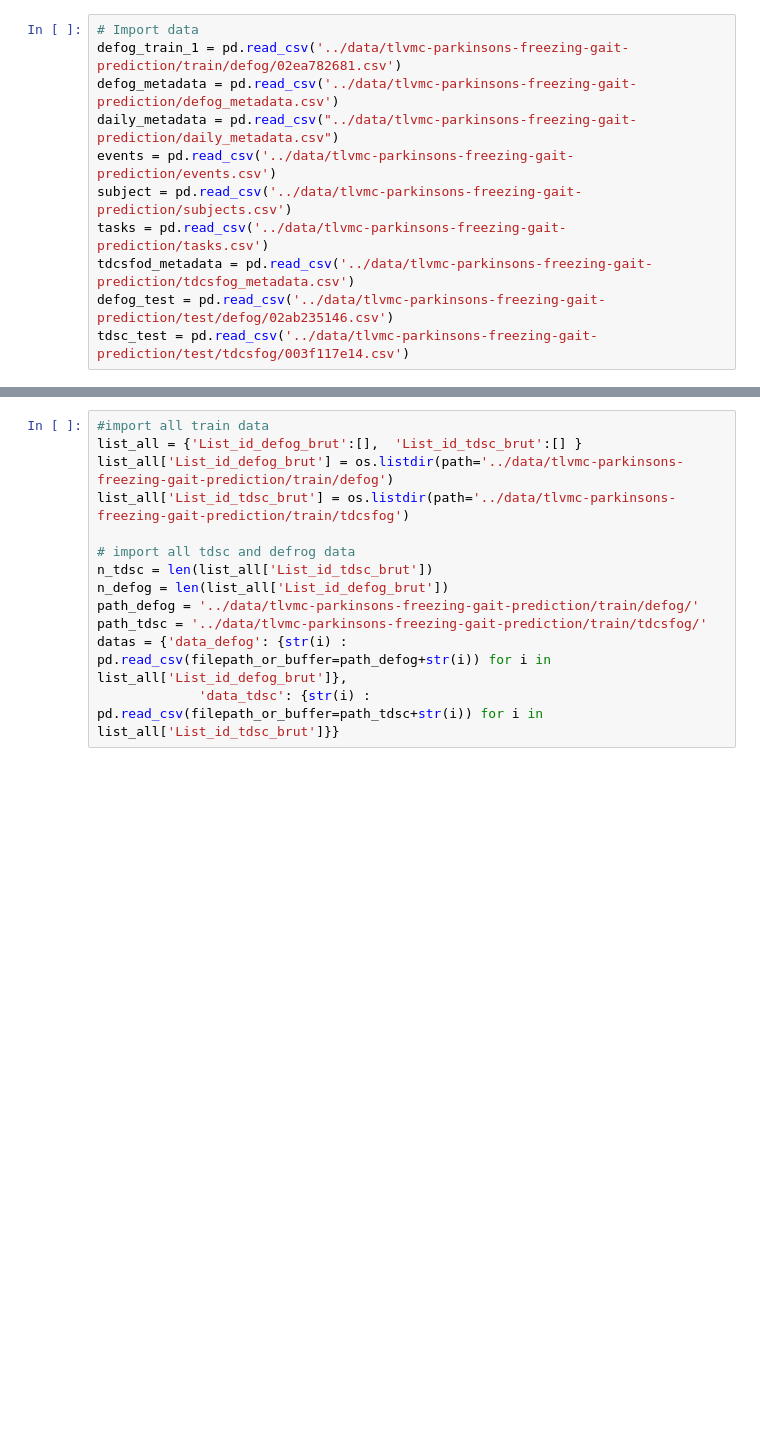
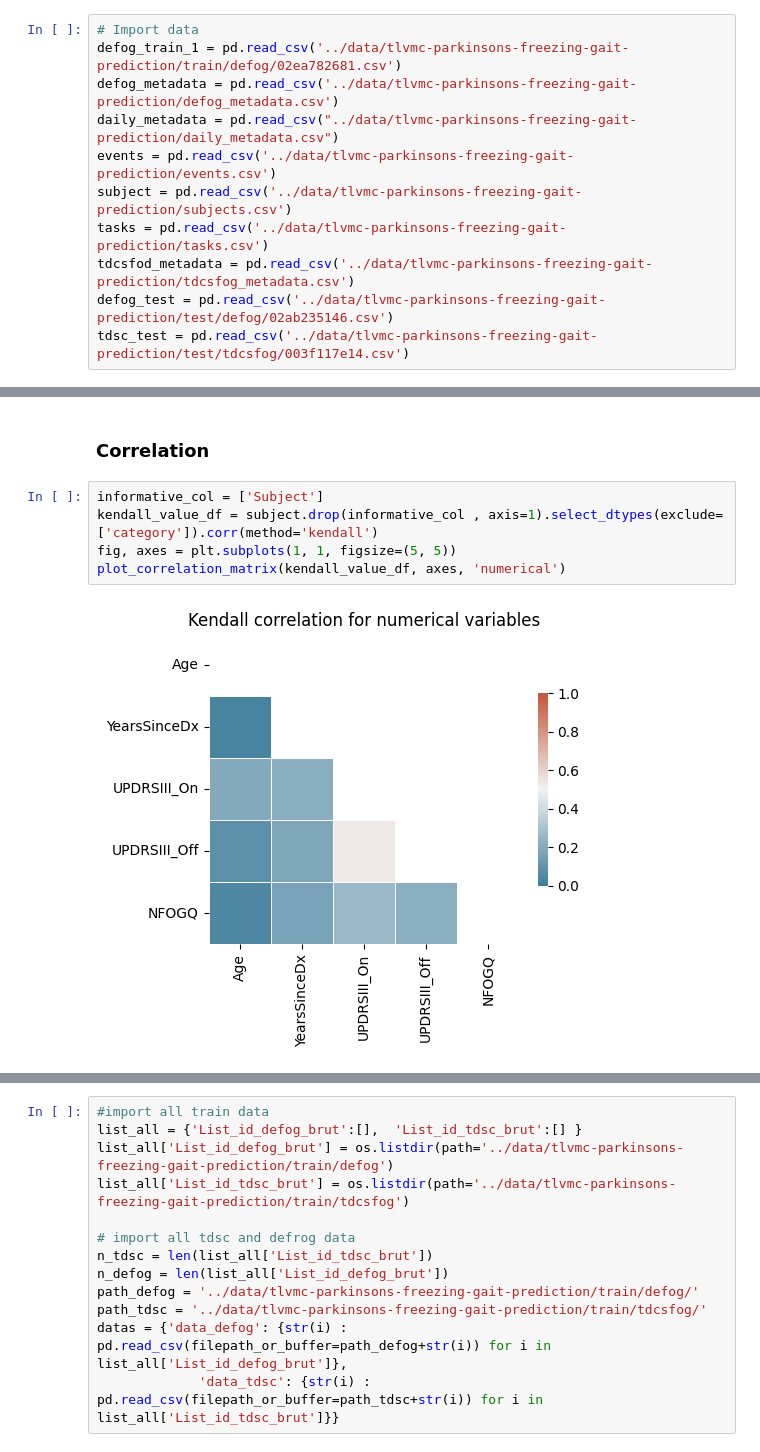
Before and after one commit to Mehdyhkn/Parkison-s-freezing, a Jupyter notebook: notebook/Processing.ipynb, the cells around one changed output, grey strips where cells are left out. Cells and saved outputs as stored; diff of their text form; blank space fills up the shorter version.

```diff
--- a/notebook/Processing.ipynb
+++ b/notebook/Processing.ipynb
@@ -41,0 +254,9 @@ tdsc_test = pd.read_csv('../data/tlvmc-parkinsons-freezing-gait-prediction/test/
+# %% [markdown]
+### Correlation
+# %%
+informative_col = ['Subject']
+kendall_value_df = subject.drop(informative_col , axis=1).select_dtypes(exclude=['category']).corr(method='kendall')
+fig, axes = plt.subplots(1, 1, figsize=(5, 5))
+plot_correlation_matrix(kendall_value_df, axes, 'numerical')
+# %% [output]
+[figure, added]
```
Also changed, not shown: parts of 31 cells of this notebook, 2 other files.
